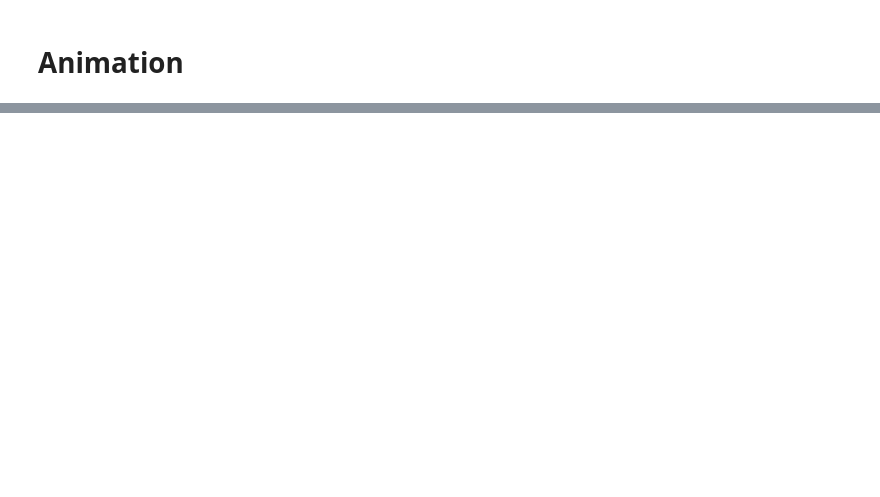
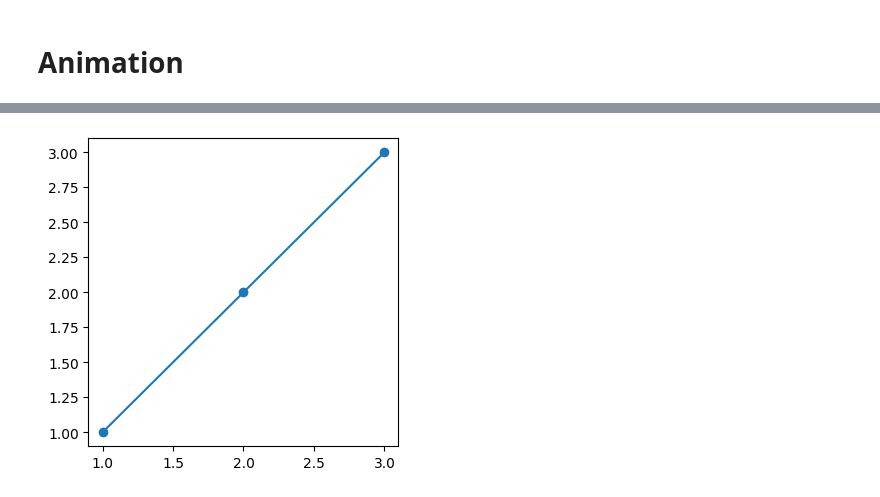
Before and after one commit to HimanshuHeda/Advance_Python, a Jupyter notebook: animation.ipynb, the cells around one changed output, grey strips where cells are left out. Cells and saved outputs as stored; diff of their text form; code cells hidden in the pictures; blank space fills up the shorter version.

Commit message:
animations in graph

```diff
--- a/animation.ipynb
+++ b/animation.ipynb
@@ -26,3 +26,18 @@ a=animation.FuncAnimation(fig,funcani,frames=np.arange(0,100,1),interval=20,blit
 HTML(a.to_jshtml())
 # %% [output]
 [interactive output not drawn]
+# %%
+import numpy as np
+import pandas as pd
+import matplotlib.pyplot as plt
+
+x = [1,2,3]
+y = [1,2,3]
+
+fig = plt.figure(figsize=(4,4))
+ax = fig.add_subplot(111)
+
+ax.plot(x,y, marker='o')
+plt.show()
+# %% [output]
+[figure, added]
```
Also changed, not shown: parts of 1 cell of this notebook.
